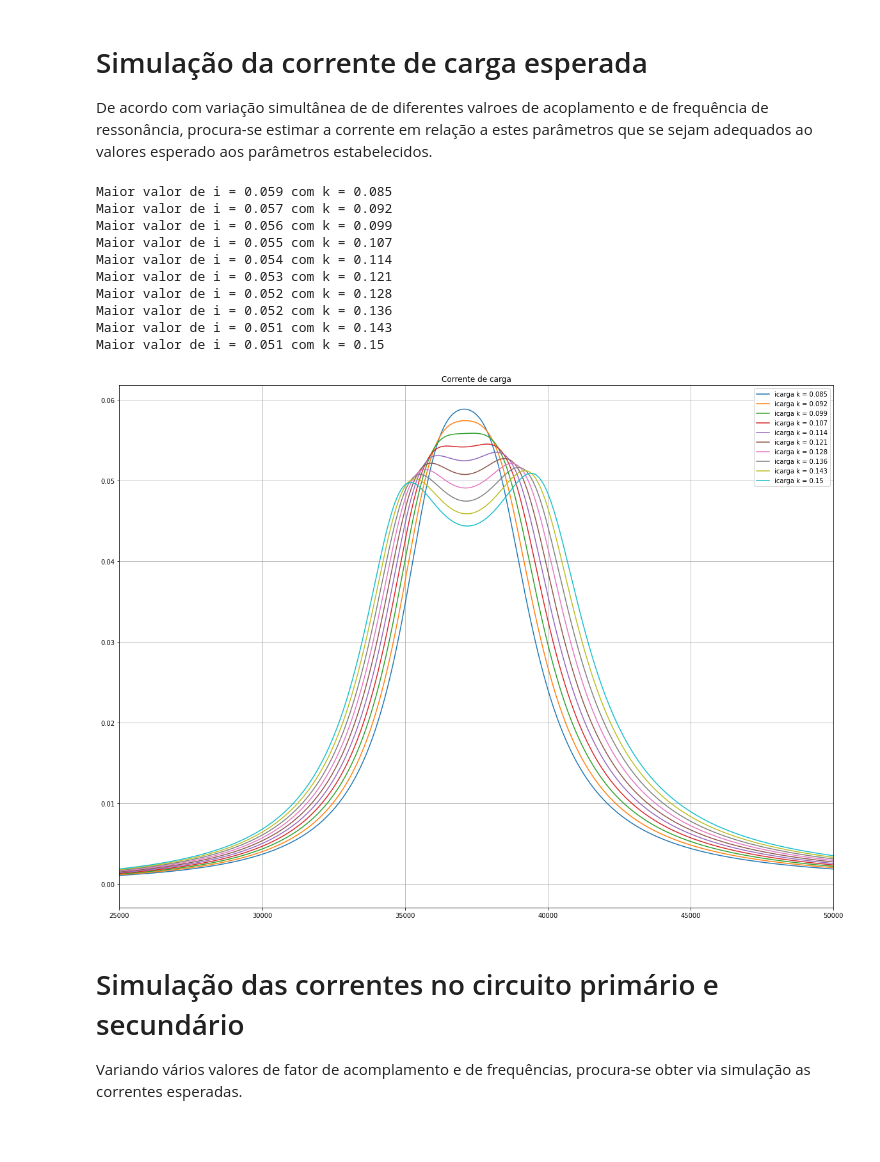
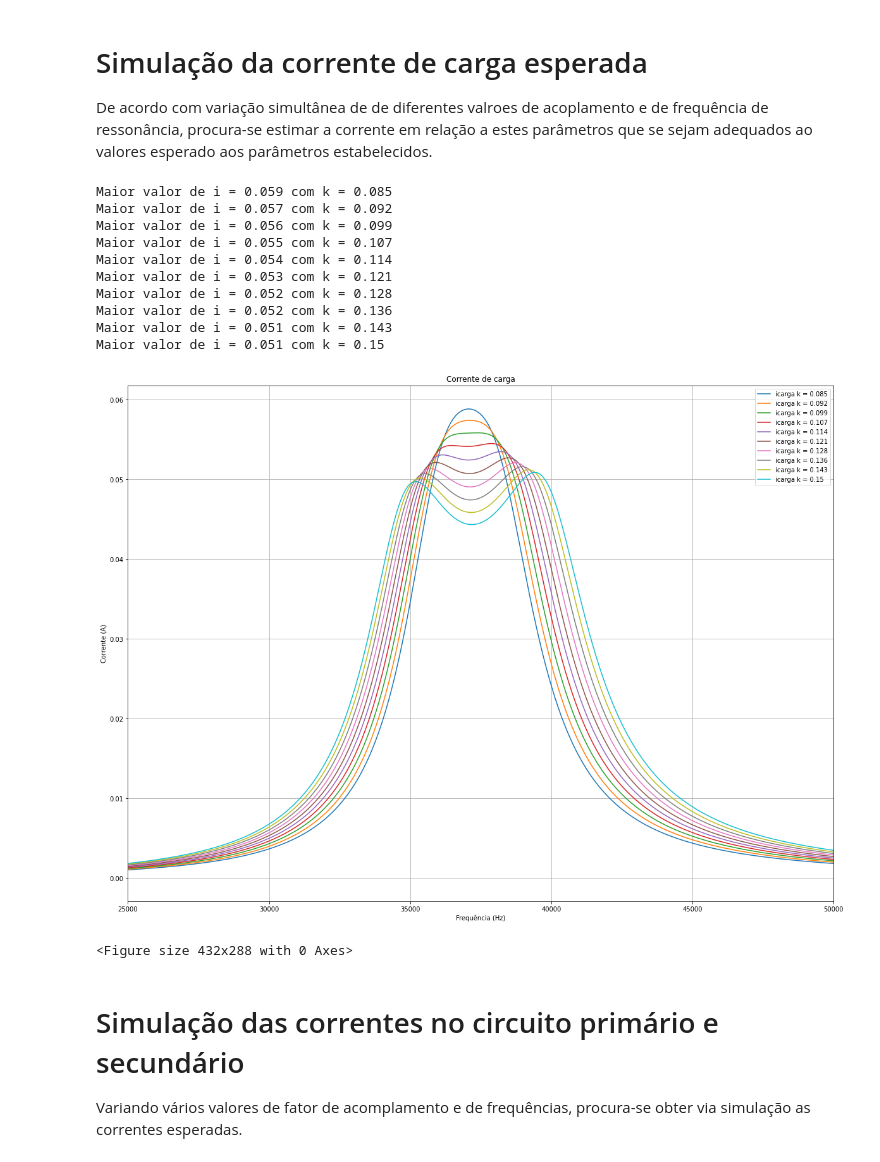
Before and after one commit to lorrancmlopes/projeto_eletromag_wpt, a Jupyter notebook: Projeto.ipynb, the cells around one changed output. Drawn from its saved outputs; the diff is of its cells as text; code cells hidden in the pictures; blank space fills up the shorter version.

```diff
--- a/Projeto.ipynb
+++ b/Projeto.ipynb
@@ -115,34 +115,38 @@ for k in listak:
 
         # Correntes e ddp na carga
         i1, i2, icarga , V_carga = CalcularTransformador(Ufonte, Rc, XM, XC, XL)
 
         listai1.append(np.abs(i1))
         listai2.append(np.abs(i2))
         listaicarga.append(np.abs(icarga))
 
     icaraga_max = max(np.abs(listaicarga))
     index = list(np.abs(listaicarga)).index(icaraga_max)
     print(f'Maior valor de i = {np.round(icaraga_max,3)} com k = {np.round(k, 3)}')
 
     plt.plot(listaf, listaicarga, label=f'icarga k = {np.round(k, 3)}')
 
 plt.grid(True)
 plt.legend()
 plt.xlim(25000, 50000)
+plt.ylabel("Corrente (A)")
+plt.xlabel("Frequência (Hz)")
 plt.title("Corrente de carga")
 plt.show()
+plt.savefig('Corrente de carga.png')
 # %% [output]
 Maior valor de i = 0.059 com k = 0.085
 Maior valor de i = 0.057 com k = 0.092
 Maior valor de i = 0.056 com k = 0.099
 Maior valor de i = 0.055 com k = 0.107
 Maior valor de i = 0.054 com k = 0.114
 Maior valor de i = 0.053 com k = 0.121
 Maior valor de i = 0.052 com k = 0.128
 Maior valor de i = 0.052 com k = 0.136
 Maior valor de i = 0.051 com k = 0.143
 Maior valor de i = 0.051 com k = 0.15
-[figure, old version]
+[figure, new version]
+<Figure size 432x288 with 0 Axes>
 # %% [markdown]
 # Simulação das correntes no circuito primário e secundário
 Variando vários valores de fator de acomplamento e de frequências, procura-se obter via simulação as correntes esperadas.
```
Also changed, not shown: parts of 7 cells of this notebook.
